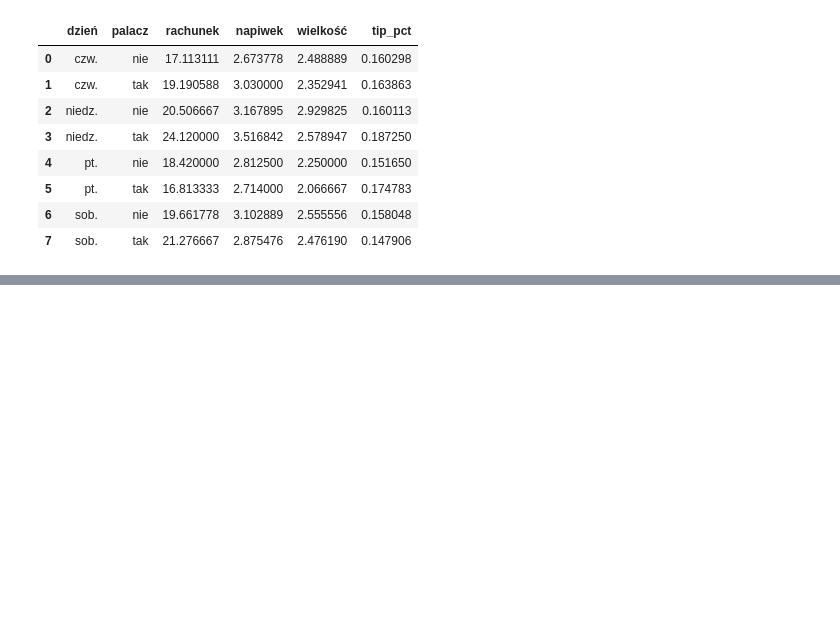
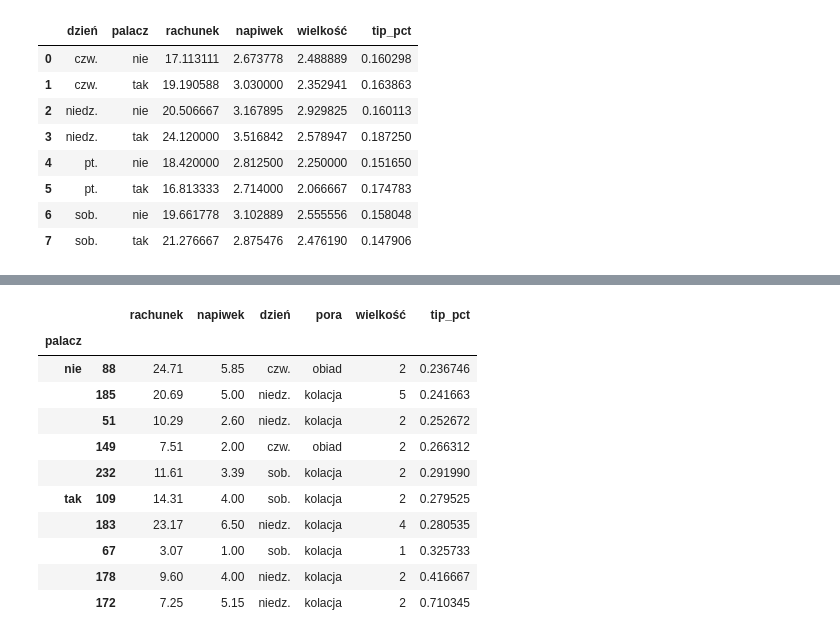
Before and after one commit to metju29/python-data-learning, a Jupyter notebook: Python for Data Analysis book/chapter_10.ipynb, the cells around one changed output, grey strips where cells are left out. Cells and saved outputs as stored; diff of their text form; code cells hidden in the pictures; blank space fills up the shorter version.

```diff
--- a/Python for Data Analysis book/chapter_10.ipynb
+++ b/Python for Data Analysis book/chapter_10.ipynb
@@ -392,0 +395,5 @@ tips.groupby(['dzień', 'palacz'], as_index=False).mean(numeric_only=True)
+# %%
+def top(df, n=5, column='tip_pct'):
+    return df.sort_values(by=column)[-n:]
+
+top(tips, n=6)
@@ -392,0 +408,15 @@ tips.groupby(['dzień', 'palacz'], as_index=False).mean(numeric_only=True)
+# %%
+tips.groupby('palacz').apply(top, include_groups=False)
+# %% [output]
+|  |  | rachunek | napiwek | dzień | pora | wielkość | tip_pct |
+| palacz |  |  |  |  |  |  |  |
+| nie | 88 | 24.71 | 5.85 | czw. | obiad | 2 | 0.236746 |
+|  | 185 | 20.69 | 5.00 | niedz. | kolacja | 5 | 0.241663 |
+|  | 51 | 10.29 | 2.60 | niedz. | kolacja | 2 | 0.252672 |
+|  | 149 | 7.51 | 2.00 | czw. | obiad | 2 | 0.266312 |
+|  | 232 | 11.61 | 3.39 | sob. | kolacja | 2 | 0.291990 |
+| tak | 109 | 14.31 | 4.00 | sob. | kolacja | 2 | 0.279525 |
+|  | 183 | 23.17 | 6.50 | niedz. | kolacja | 4 | 0.280535 |
+|  | 67 | 3.07 | 1.00 | sob. | kolacja | 1 | 0.325733 |
+|  | 178 | 9.60 | 4.00 | niedz. | kolacja | 2 | 0.416667 |
+|  | 172 | 7.25 | 5.15 | niedz. | kolacja | 2 | 0.710345 |
```
Also changed, not shown: parts of 32 cells of this notebook, 1 other file.
